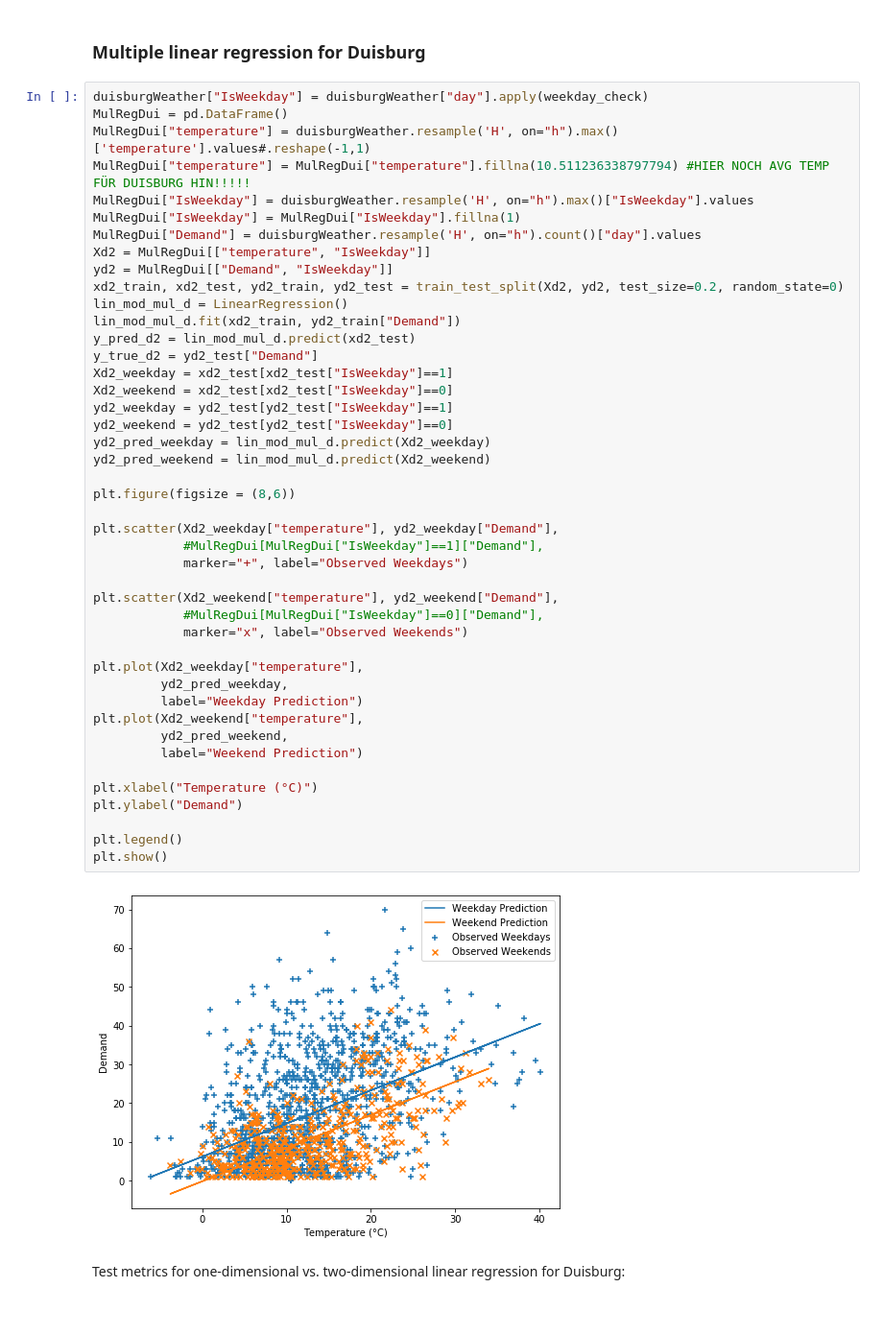
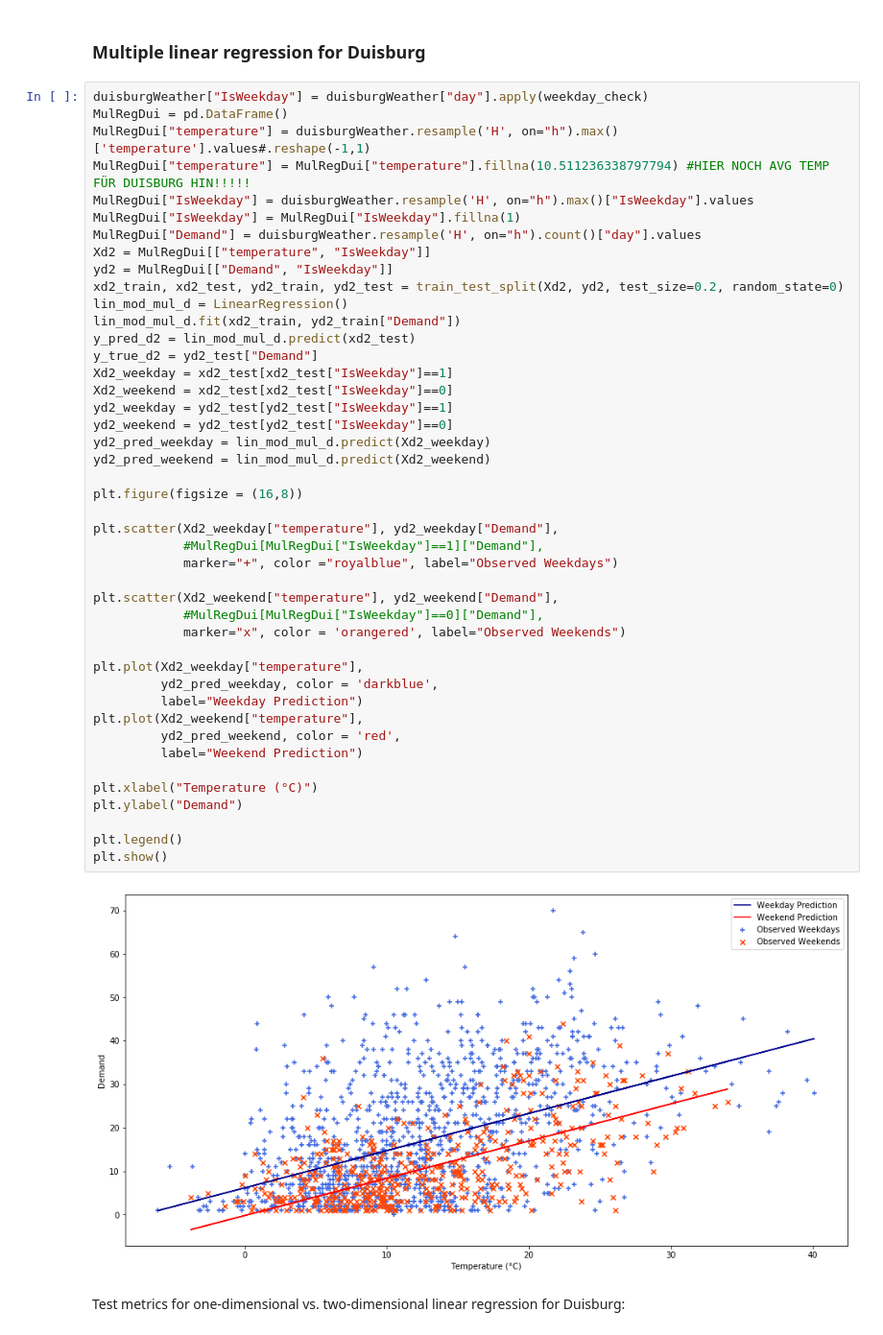
Before and after one commit to mogottsch/dsml_2020_magma, a Jupyter notebook: 3_predictive_analytics/Linear Regression.ipynb, the cells around one changed output. Shown at 96% size. Drawn from its saved outputs; the diff is of its cells as text.

```diff
--- a/3_predictive_analytics/Linear Regression.ipynb
+++ b/3_predictive_analytics/Linear Regression.ipynb
@@ -268,39 +314,39 @@ yd2 = MulRegDui[["Demand", "IsWeekday"]]
 xd2_train, xd2_test, yd2_train, yd2_test = train_test_split(Xd2, yd2, test_size=0.2, random_state=0)
 lin_mod_mul_d = LinearRegression()
 lin_mod_mul_d.fit(xd2_train, yd2_train["Demand"])
 y_pred_d2 = lin_mod_mul_d.predict(xd2_test)
 y_true_d2 = yd2_test["Demand"]
 Xd2_weekday = xd2_test[xd2_test["IsWeekday"]==1]
 Xd2_weekend = xd2_test[xd2_test["IsWeekday"]==0]
 yd2_weekday = yd2_test[yd2_test["IsWeekday"]==1]
 yd2_weekend = yd2_test[yd2_test["IsWeekday"]==0]
 yd2_pred_weekday = lin_mod_mul_d.predict(Xd2_weekday)
 yd2_pred_weekend = lin_mod_mul_d.predict(Xd2_weekend)
 
-plt.figure(figsize = (8,6))
+plt.figure(figsize = (16,8))
 
 plt.scatter(Xd2_weekday["temperature"], yd2_weekday["Demand"],
             #MulRegDui[MulRegDui["IsWeekday"]==1]["Demand"],
-            marker="+", label="Observed Weekdays")
+            marker="+", color ="royalblue", label="Observed Weekdays")
 
 plt.scatter(Xd2_weekend["temperature"], yd2_weekend["Demand"],
             #MulRegDui[MulRegDui["IsWeekday"]==0]["Demand"],
-            marker="x", label="Observed Weekends")
+            marker="x", color = 'orangered', label="Observed Weekends")
 
 plt.plot(Xd2_weekday["temperature"],
-         yd2_pred_weekday,
+         yd2_pred_weekday, color = 'darkblue',
          label="Weekday Prediction")
 plt.plot(Xd2_weekend["temperature"],
-         yd2_pred_weekend,
+         yd2_pred_weekend, color = 'red',
          label="Weekend Prediction")
 
 plt.xlabel("Temperature (°C)")
 plt.ylabel("Demand")
 
 plt.legend()
 plt.show()
 # %% [output]
-[figure, old version]
+[figure, new version]
 # %% [markdown]
 Test metrics for one-dimensional vs. two-dimensional linear regression for Duisburg:
 # %%
```
Also changed, not shown: parts of 32 cells of this notebook.
